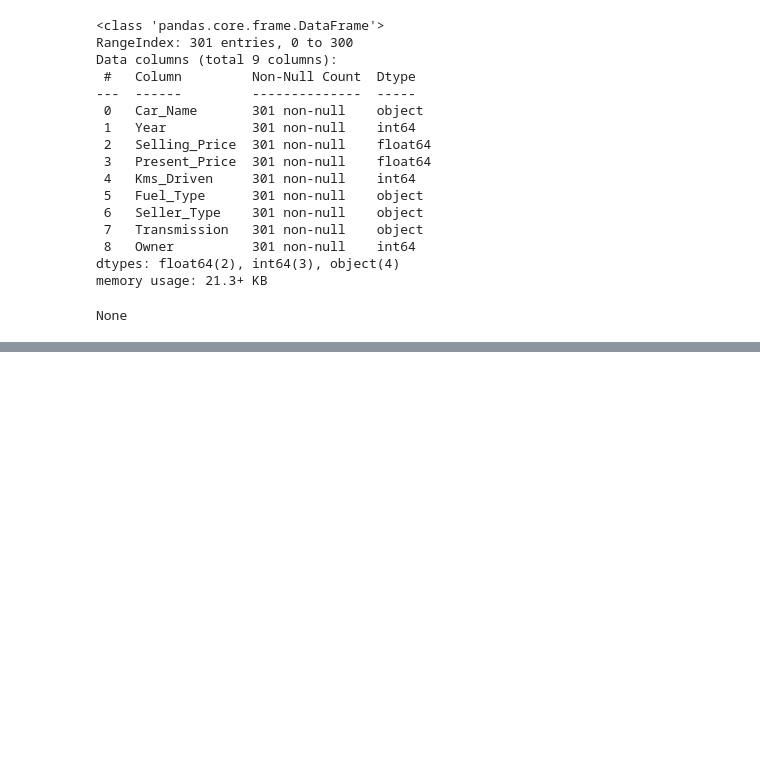
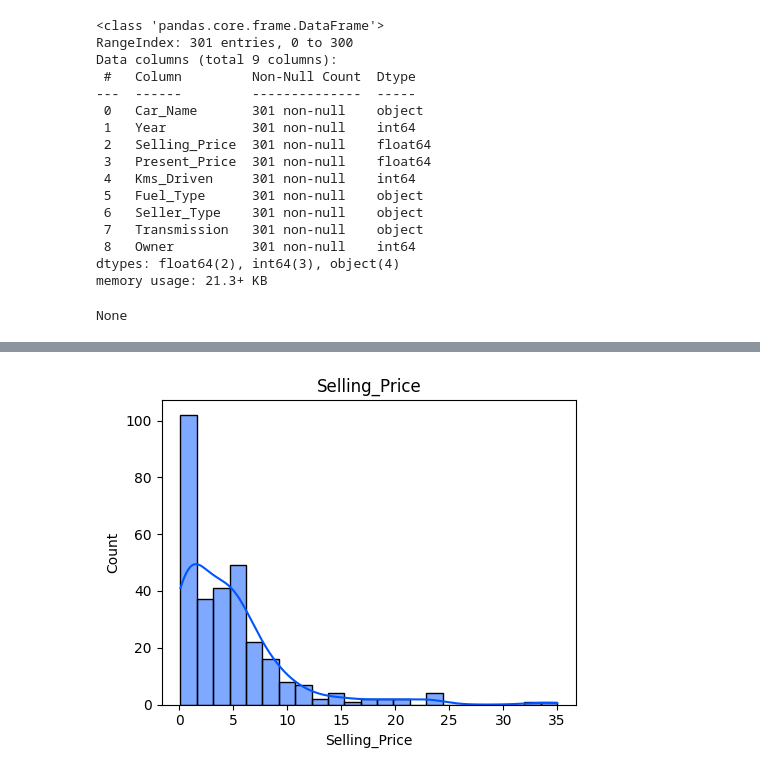
Before and after one commit to BeardedSeal77/Machine-Learning-101, a Jupyter notebook: Study Notebooks/02-Data Prep/2_Data_Prep.ipynb, the cells around one changed output, grey strips where cells are left out. Saved outputs shown, nothing was run; the diff lists cells and outputs as text; code cells hidden in the pictures; blank space fills up the shorter version.

```diff
--- a/Study Notebooks/02-Data Prep/2_Data_Prep.ipynb
+++ b/Study Notebooks/02-Data Prep/2_Data_Prep.ipynb
@@ -83,0 +193,9 @@ display(df.describe())
+# %%
+# plot of the target variable
+plt.figure(figsize=(5, 4))
+sns.histplot(df[output_var], kde=True)
+plt.title(output_var)
+plt.tight_layout()
+plt.show()
+# %% [output]
+[figure, added]
```
Also changed, not shown: parts of 30 cells of this notebook, 1 other file.
